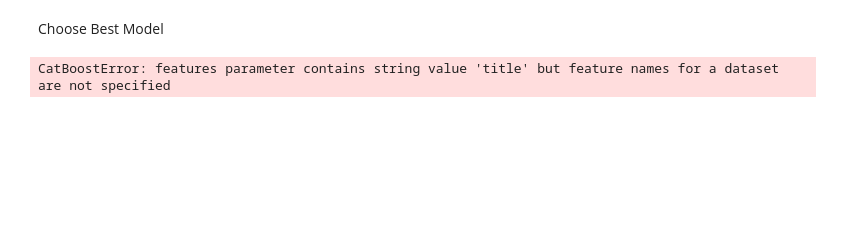
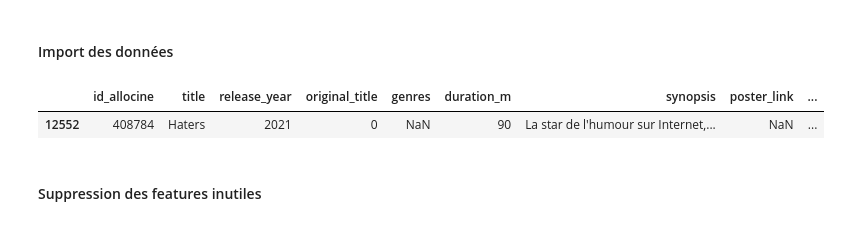
Before and after one commit to t7bo/BOX, a Jupyter notebook: ml/ml.ipynb, the cells around one changed output. Cells and saved outputs as stored; diff of their text form; code cells hidden in the pictures; blank space fills up the shorter version.

```diff
--- a/ml/ml.ipynb
+++ b/ml/ml.ipynb
@@ -86,2 +2,0 @@ X_train_cb = preprocessing.fit_transform(X_train)
-# %% [markdown]
-Choose Best Model
@@ -94,8 +3,11 @@ model = make_pipeline(preprocessing, catboost)
-# %%
-from sklearn.metrics import root_mean_squared_error
-model.fit(X_train, y_train)
-y_pred = model.predict(X_test)
-raw_score = root_mean_squared_error(y_test, y_pred, average="macro")
-raw_score
-# %% [output]
-CatBoostError: features parameter contains string value 'title' but feature names for a dataset are not specified
+# %% [markdown]
+#### Import des données
+# %%
+data = pd.read_csv(r'/home/utilisateur/Téléchargements/EDA(2).csv')
+pd.set_option('display.max_columns', None)
+data.sample(1)
+# %% [output]
+|  | id_allocine | title | release_year | original_title | genres | duration_m | synopsis | poster_link | ... |
+| 12552 | 408784 | Haters | 2021 | 0 | NaN | 90 | La star de l'humour sur Internet,... | NaN | ... |
+# %% [markdown]
+#### Suppression des features inutiles
```
Also changed, not shown: parts of 45 cells of this notebook, 4 other files.
